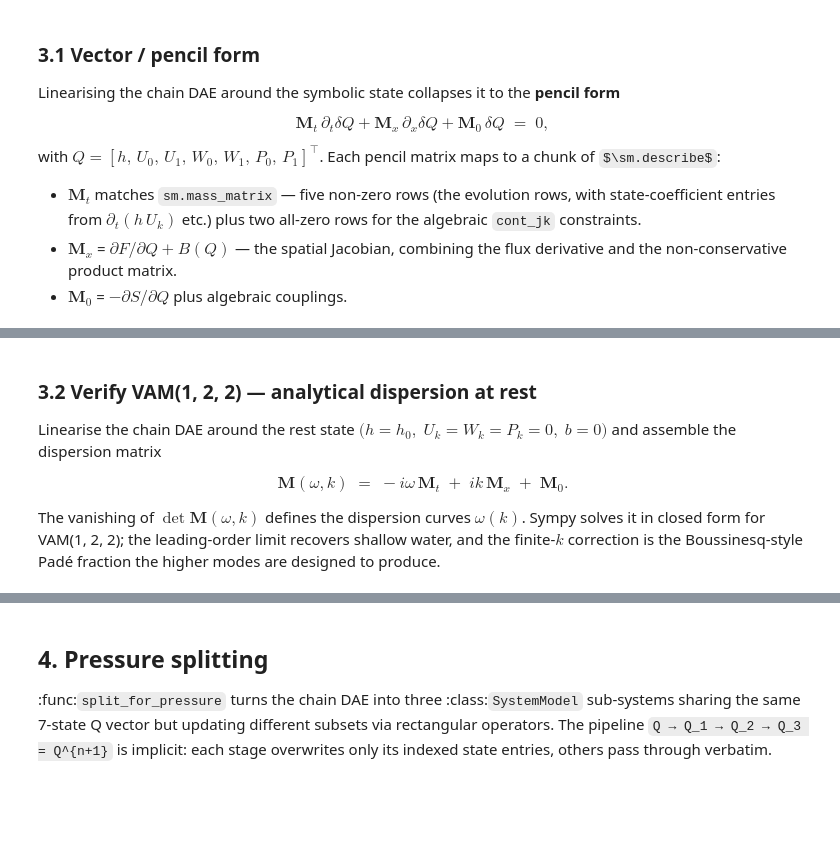
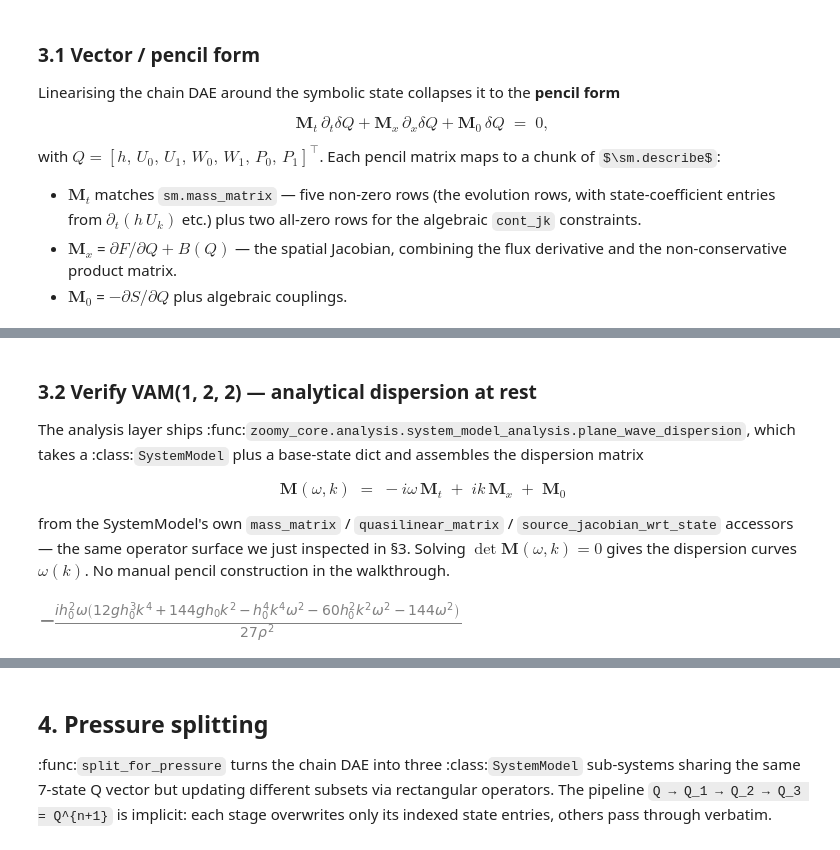
Before and after one commit to ZoomyLab/Zoomy, a Jupyter notebook: tutorials/vam/vam_pipeline_walkthrough.ipynb, the cells around one changed output, grey strips where cells are left out. Saved outputs shown, nothing was run; the diff lists cells and outputs as text; code cells hidden in the pictures; some formulas as TeX source; blank space fills up the shorter version.

Commit message:
Walkthrough refresh: dispersion via plane_wave_dispersion API; Escalante caveats explicit

```diff
--- a/tutorials/vam/vam_pipeline_walkthrough.ipynb
+++ b/tutorials/vam/vam_pipeline_walkthrough.ipynb
@@ -329,45 +673,41 @@ M_0
 # %% [markdown]
 ### 3.2 Verify VAM(1, 2, 2) — analytical dispersion at rest
 
-Linearise the chain DAE around the rest state
-$\big(h = h_0,\;U_k = W_k = P_k = 0,\;b = 0\big)$ and assemble the
-dispersion matrix
+The analysis layer ships
+:func:`zoomy_core.analysis.system_model_analysis.plane_wave_dispersion`,
+which takes a :class:`SystemModel` plus a base-state dict and assembles
+the dispersion matrix
 
 $$
-\mathbf{M}(\omega, k) \;=\; -i\omega\,\mathbf{M}_t \;+\; ik\,\mathbf{M}_x \;+\; \mathbf{M}_0.
+\mathbf{M}(\omega, k) \;=\; -i\omega\,\mathbf{M}_t \;+\; ik\,\mathbf{M}_x \;+\; \mathbf{M}_0
 $$
 
-The vanishing of $\det\mathbf{M}(\omega, k)$ defines the dispersion
-curves $\omega(k)$.  Sympy solves it in closed form for VAM(1, 2, 2);
-the leading-order limit recovers shallow water, and the finite-$k$
-correction is the Boussinesq-style Padé fraction the higher modes
-are designed to produce.
+from the SystemModel's own ``mass_matrix`` / ``quasilinear_matrix`` /
+``source_jacobian_wrt_state`` accessors — the same operator surface
+we just inspected in §3.  Solving $\det\mathbf{M}(\omega, k) = 0$
+gives the dispersion curves $\omega(k)$.  No manual pencil
+construction in the walkthrough.
 # %%
-omega = sp.Symbol("omega", real=True)
-k = sp.Symbol("k", real=True, positive=True)
+from zoomy_core.analysis.system_model_analysis import plane_wave_dispersion
+
+g_param = next(s for s in sm.parameters if str(s) == "g")
+rho_param = next(s for s in sm.parameters if str(s) == "rho")
+b_sym = next(a for eq in class_chain_dae.equations
+             for a in eq.atoms(sp.Function) if a.func.__name__ == "b")
+
 h0 = sp.Symbol("h0", positive=True)
+rest_state = {sym: (h0 if str(sym) == "h" else sp.S.Zero) for sym in sm.state}
+extra_subs = {sp.Derivative(b_sym, x): sp.S.Zero,
+              sp.Derivative(b_sym, x, x): sp.S.Zero}
 
-rest = {f: (h0 if f.func.__name__ == "h" else sp.S.Zero)
-        for f in class_chain_dae.fields}
-linearised_rest = linearise(class_chain_dae, rest)
-M_t_rest, M_xa_rest, M_0_rest = extract_quasilinear_pencil(linearised_rest)
-M_x_rest = M_xa_rest[0]
-
-b_zero = {sp.Derivative(b, x): sp.S.Zero,
-          sp.Derivative(b, x, x): sp.S.Zero}
-M_t_rest = M_t_rest.subs(b_zero)
-M_x_rest = M_x_rest.subs(b_zero)
-M_0_rest = M_0_rest.subs(b_zero)
-
-g_param = next(s for s in class_chain_dae.parameters if str(s) == "g")
-rho_param = next(s for s in class_chain_dae.parameters if str(s) == "rho")
-
-M_disp = -sp.I * omega * M_t_rest + sp.I * k * M_x_rest + M_0_rest
-det_disp = sp.factor(M_disp.det(method="berkowitz"))
-omega_solutions = sp.solve(sp.Eq(det_disp, 0), omega)
+dispersion = plane_wave_dispersion(
+    sm, rest_state, parameters=extra_subs, return_omega_k=True,
+)
+omega_solutions = dispersion["omega_solutions"]
 nontrivial = [s for s in omega_solutions if s != 0]
 
 # Long-wave limit $k \to 0$: shallow-water recovery $c^2 \to g\,h_0$.
+k = dispersion["k"]
 c_sq = sp.simplify((nontrivial[0] / k) ** 2)
 c_long = sp.limit(c_sq, k, 0)
 assert sp.simplify(c_long - g_param * h0) == 0, (
@@ -375,7 +715,9 @@ assert sp.simplify(c_long - g_param * h0) == 0, (
 )
 # %%
 # Characteristic polynomial $\det\mathbf{M}(\omega, k)$, factored.
-det_disp
+sp.factor(dispersion["dispersion_determinant"])
+# %% [output]
+[figure, added]
 # %%
 # Symbolic dispersion solutions $\omega(k)$.
 sp.Matrix(omega_solutions)
```
Also changed, not shown: parts of 21 cells of this notebook, 1 other file.
